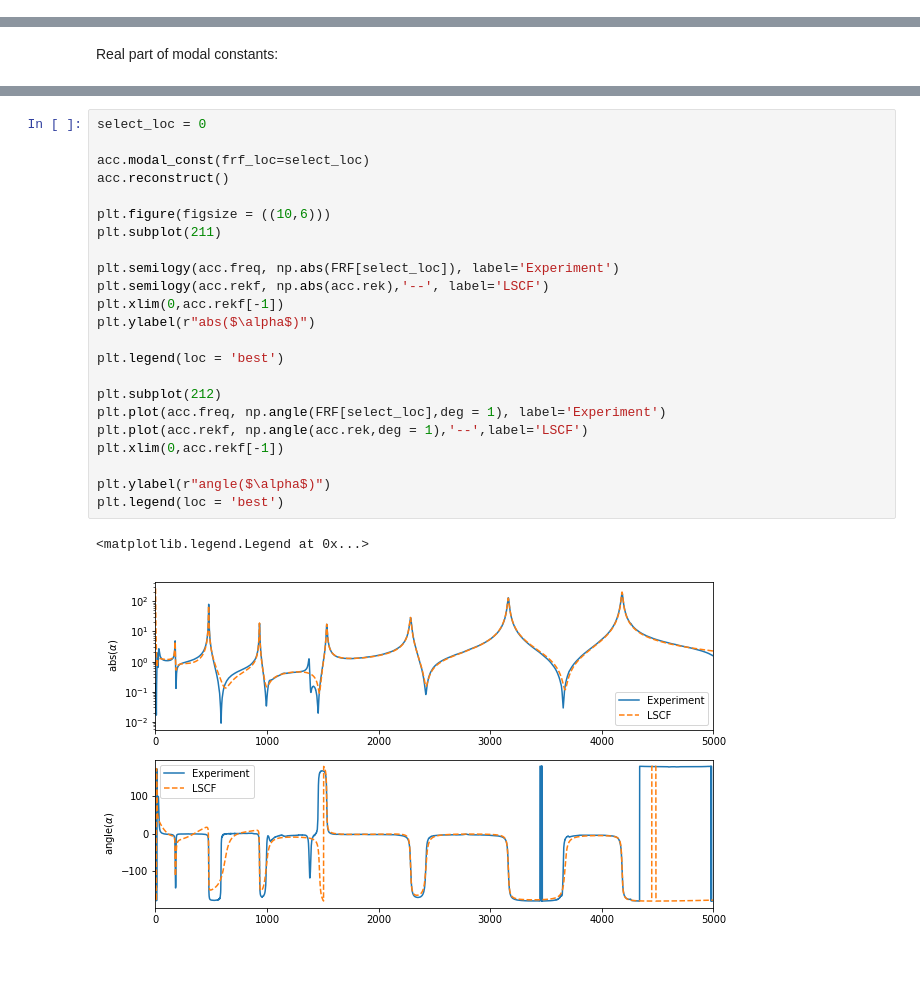
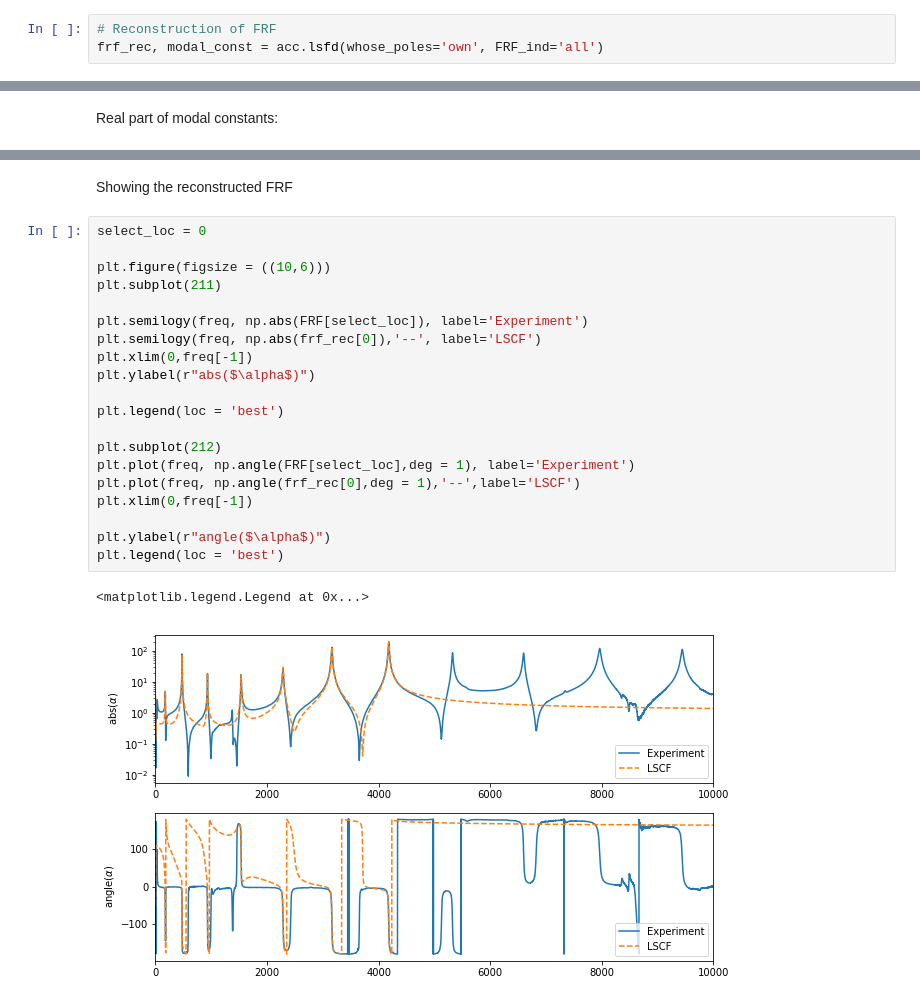
Before and after one commit to ladisk/pyEMA, a Jupyter notebook: LSCF_Showcase.ipynb, the cells around one changed output, grey strips where cells are left out. Drawn from its saved outputs; the diff is of its cells as text; blank space fills up the shorter version.

```diff
--- a/LSCF_Showcase.ipynb
+++ b/LSCF_Showcase.ipynb
@@ -44,3 +28,6 @@ Deleting the last pick...
+# %%
+# Reconstruction of FRF
+frf_rec, modal_const = acc.lsfd(whose_poles='own', FRF_ind='all')
 # %% [markdown]
 The selected natural frequencies and corresponding damping factors:
 # %%
@@ -82,29 +67,28 @@ plt.plot(np.real(acc.A[:,:3]))
  <matplotlib.lines.Line2D at 0x...>,
  <matplotlib.lines.Line2D at 0x...>]
 [figure]
+# %% [markdown]
+Showing the reconstructed FRF
 # %%
 select_loc = 0
-
-acc.modal_const(frf_loc=select_loc)
-acc.reconstruct()
 
 plt.figure(figsize = ((10,6)))
 plt.subplot(211)
 
-plt.semilogy(acc.freq, np.abs(FRF[select_loc]), label='Experiment')
-plt.semilogy(acc.rekf, np.abs(acc.rek),'--', label='LSCF')
-plt.xlim(0,acc.rekf[-1])
+plt.semilogy(freq, np.abs(FRF[select_loc]), label='Experiment')
+plt.semilogy(freq, np.abs(frf_rec[0]),'--', label='LSCF')
+plt.xlim(0,freq[-1])
 plt.ylabel(r"abs($\alpha$)")
 
 plt.legend(loc = 'best')
 
 plt.subplot(212)
-plt.plot(acc.freq, np.angle(FRF[select_loc],deg = 1), label='Experiment')
-plt.plot(acc.rekf, np.angle(acc.rek,deg = 1),'--',label='LSCF')
-plt.xlim(0,acc.rekf[-1])
+plt.plot(freq, np.angle(FRF[select_loc],deg = 1), label='Experiment')
+plt.plot(freq, np.angle(frf_rec[0],deg = 1),'--',label='LSCF')
+plt.xlim(0,freq[-1])
 
 plt.ylabel(r"angle($\alpha$)")
 plt.legend(loc = 'best')
 # %% [output]
 <matplotlib.legend.Legend at 0x...>
-[figure, old version]
+[figure, new version]
```
Also changed, not shown: parts of 6 cells of this notebook, 1 other file.
